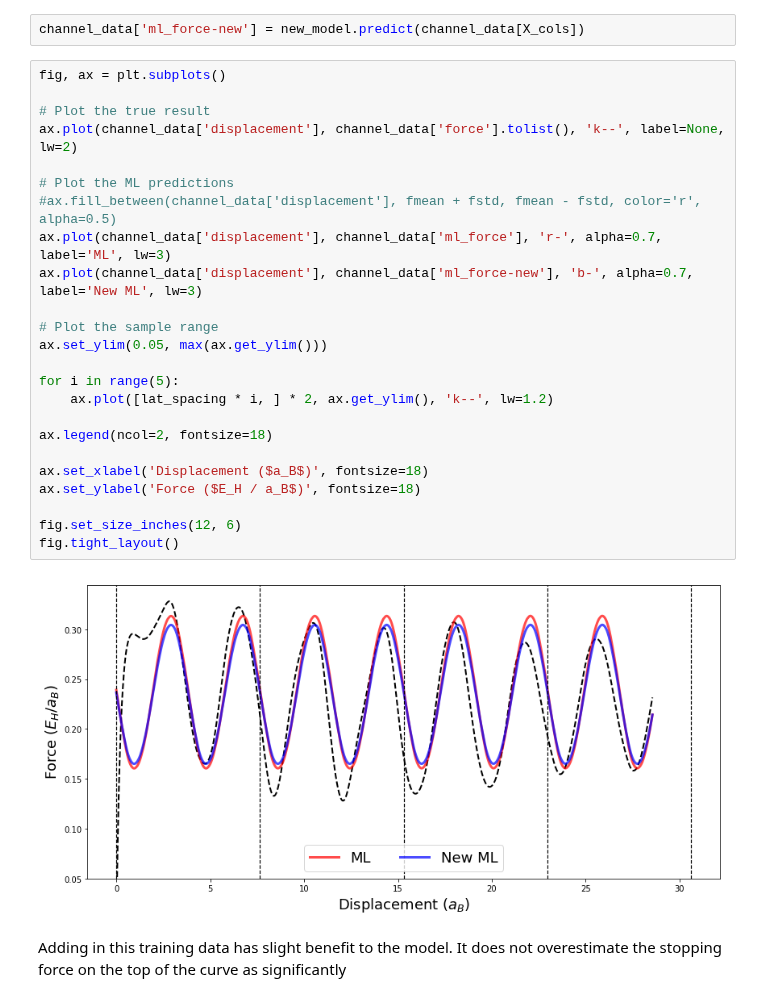
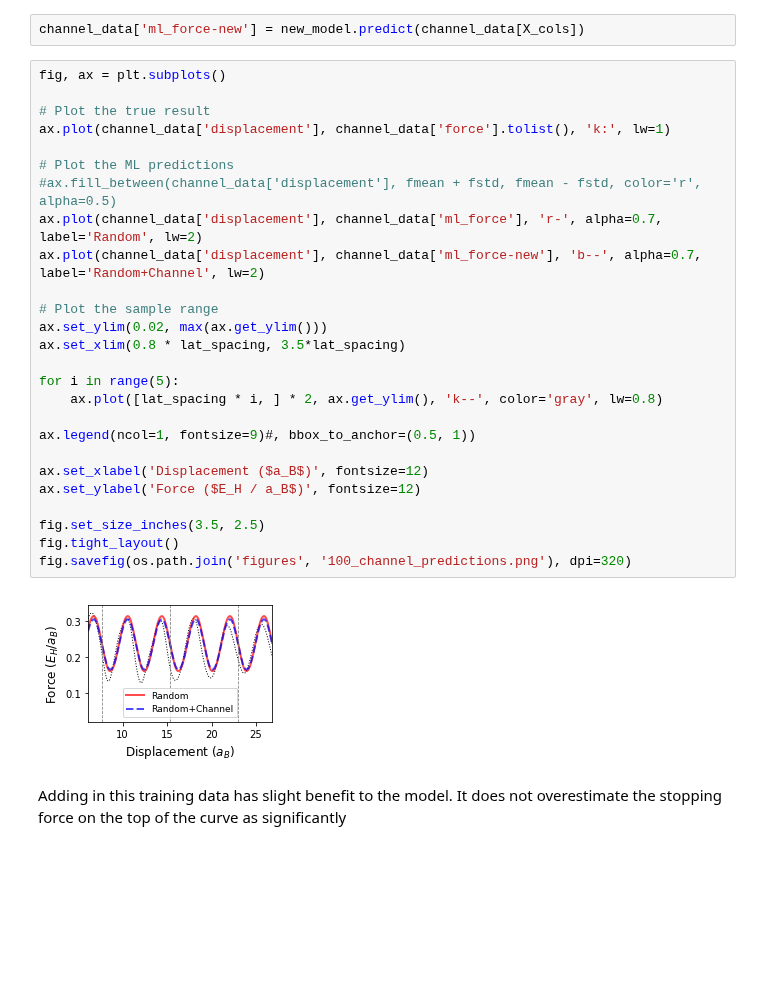
Before and after one commit to globus-labs/stopping-power-ml, a Jupyter notebook: single-velocity/3_evaluate-direction-dependence.ipynb, the cells around one changed output. Drawn from its saved outputs; the diff is of its cells as text; blank space fills up the shorter version.

```diff
--- a/single-velocity/3_evaluate-direction-dependence.ipynb
+++ b/single-velocity/3_evaluate-direction-dependence.ipynb
@@ -139,29 +139,31 @@ channel_data['ml_force-new'] = new_model.predict(channel_data[X_cols])
 # %%
 fig, ax = plt.subplots()
 
 # Plot the true result
-ax.plot(channel_data['displacement'], channel_data['force'].tolist(), 'k--', label=None, lw=2)
+ax.plot(channel_data['displacement'], channel_data['force'].tolist(), 'k:', lw=1)
 
 # Plot the ML predictions
 #ax.fill_between(channel_data['displacement'], fmean + fstd, fmean - fstd, color='r', alpha=0.5)
-ax.plot(channel_data['displacement'], channel_data['ml_force'], 'r-', alpha=0.7, label='ML', lw=3)
-ax.plot(channel_data['displacement'], channel_data['ml_force-new'], 'b-', alpha=0.7, label='New ML', lw=3)
+ax.plot(channel_data['displacement'], channel_data['ml_force'], 'r-', alpha=0.7, label='Random', lw=2)
+ax.plot(channel_data['displacement'], channel_data['ml_force-new'], 'b--', alpha=0.7, label='Random+Channel', lw=2)
 
 # Plot the sample range
-ax.set_ylim(0.05, max(ax.get_ylim()))
+ax.set_ylim(0.02, max(ax.get_ylim()))
+ax.set_xlim(0.8 * lat_spacing, 3.5*lat_spacing)
 
 for i in range(5):
-    ax.plot([lat_spacing * i, ] * 2, ax.get_ylim(), 'k--', lw=1.2)
+    ax.plot([lat_spacing * i, ] * 2, ax.get_ylim(), 'k--', color='gray', lw=0.8)
 
-ax.legend(ncol=2, fontsize=18)
+ax.legend(ncol=1, fontsize=9)#, bbox_to_anchor=(0.5, 1))
 
-ax.set_xlabel('Displacement ($a_B$)', fontsize=18)
-ax.set_ylabel('Force ($E_H / a_B$)', fontsize=18)
+ax.set_xlabel('Displacement ($a_B$)', fontsize=12)
+ax.set_ylabel('Force ($E_H / a_B$)', fontsize=12)
 
-fig.set_size_inches(12, 6)
+fig.set_size_inches(3.5, 2.5)
 fig.tight_layout()
+fig.savefig(os.path.join('figures', '100_channel_predictions.png'), dpi=320)
 # %% [output]
-[figure, old version]
+[figure, new version]
 # %% [markdown]
 Adding in this training data has slight benefit to the model. It does not overestimate the stopping force on the top of the curve as significantly
 # %% [markdown]
```
Also changed, not shown: parts of 19 cells of this notebook, 7 other files.
